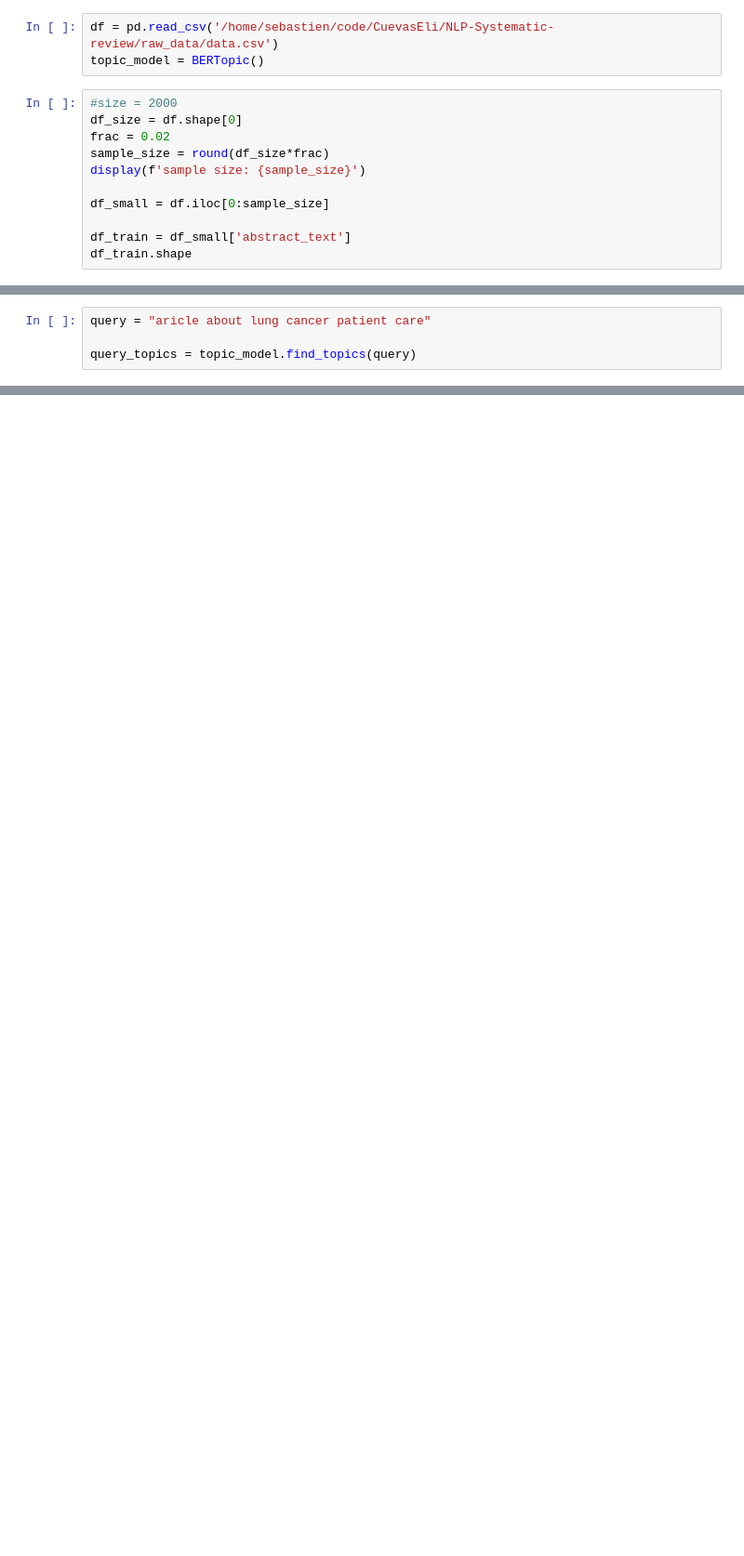
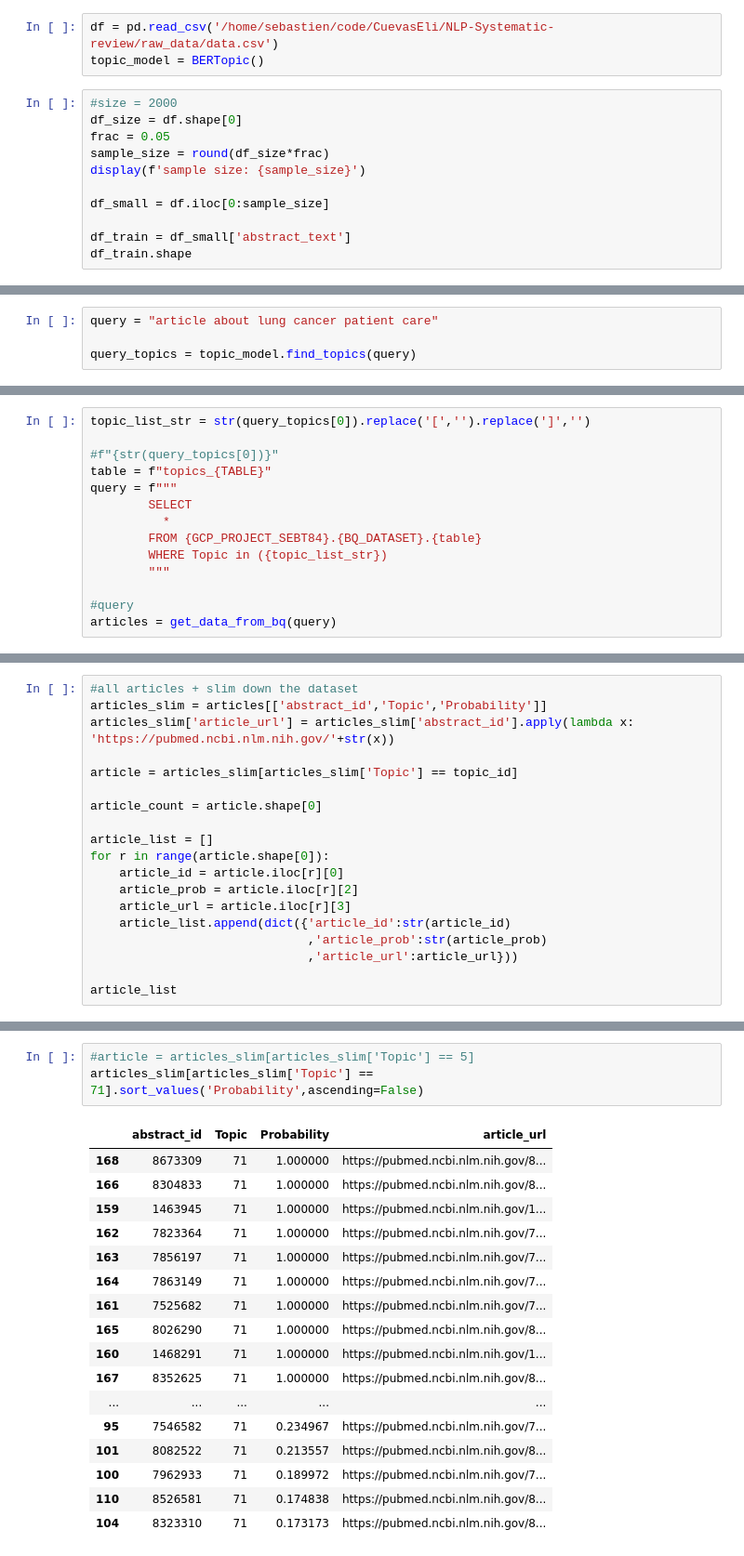
Before and after one commit to CuevasEli/NLP-Systematic-review, a Jupyter notebook: notebooks/SebT84_query_return.ipynb, the cells around one changed output, grey strips where cells are left out. Shown at 93% size. Drawn from its saved outputs; the diff is of its cells as text; blank space fills up the shorter version.

```diff
--- a/notebooks/SebT84_query_return.ipynb
+++ b/notebooks/SebT84_query_return.ipynb
@@ -9,7 +24,7 @@ topic_model = BERTopic()
 # %%
 #size = 2000
 df_size = df.shape[0]
-frac = 0.02
+frac = 0.05
 sample_size = round(df_size*frac)
 display(f'sample size: {sample_size}')
 
@@ -66,4 +132,4 @@ df_with_topics # to be loaded into BQ
 # %%
-query = "aricle about lung cancer patient care"
+query = "article about lung cancer patient care"
 
 query_topics = topic_model.find_topics(query)
@@ -133,0 +136,14 @@ dict({"topic_id":topic_id,"topic_prob":'prob',"topic_name":topic_name,"topic_rep
+# %%
+topic_list_str = str(query_topics[0]).replace('[','').replace(']','')
+
+#f"{str(query_topics[0])}"
+table = f"topics_{TABLE}"
+query = f"""
+        SELECT
+          *
+        FROM {GCP_PROJECT_SEBT84}.{BQ_DATASET}.{table}
+        WHERE Topic in ({topic_list_str})
+        """
+
+#query
+articles = get_data_from_bq(query)
@@ -172,0 +228,19 @@ dict({'return':topic_list})
+# %%
+#all articles + slim down the dataset
+articles_slim = articles[['abstract_id','Topic','Probability']]
+articles_slim['article_url'] = articles_slim['abstract_id'].apply(lambda x: 'https://pubmed.ncbi.nlm.nih.gov/'+str(x))
+
+article = articles_slim[articles_slim['Topic'] == topic_id]
+
+article_count = article.shape[0]
+
+article_list = []
+for r in range(article.shape[0]):
+    article_id = article.iloc[r][0]
+    article_prob = article.iloc[r][2]
+    article_url = article.iloc[r][3]
+    article_list.append(dict({'article_id':str(article_id)
+                              ,'article_prob':str(article_prob)
+                              ,'article_url':article_url}))
+
+article_list
@@ -172,0 +265,21 @@ dict({'return':topic_list})
+# %%
+#article = articles_slim[articles_slim['Topic'] == 5]
+articles_slim[articles_slim['Topic'] == 71].sort_values('Probability',ascending=False)
+# %% [output]
+|  | abstract_id | Topic | Probability | article_url |
+| 168 | 8673309 | 71 | 1.000000 | https://pubmed.ncbi.nlm.nih.gov/8... |
+| 166 | 8304833 | 71 | 1.000000 | https://pubmed.ncbi.nlm.nih.gov/8... |
+| 159 | 1463945 | 71 | 1.000000 | https://pubmed.ncbi.nlm.nih.gov/1... |
+| 162 | 7823364 | 71 | 1.000000 | https://pubmed.ncbi.nlm.nih.gov/7... |
+| 163 | 7856197 | 71 | 1.000000 | https://pubmed.ncbi.nlm.nih.gov/7... |
+| 164 | 7863149 | 71 | 1.000000 | https://pubmed.ncbi.nlm.nih.gov/7... |
+| 161 | 7525682 | 71 | 1.000000 | https://pubmed.ncbi.nlm.nih.gov/7... |
+| 165 | 8026290 | 71 | 1.000000 | https://pubmed.ncbi.nlm.nih.gov/8... |
+| 160 | 1468291 | 71 | 1.000000 | https://pubmed.ncbi.nlm.nih.gov/1... |
+| 167 | 8352625 | 71 | 1.000000 | https://pubmed.ncbi.nlm.nih.gov/8... |
+| ... | ... | ... | ... | ... |
+| 95 | 7546582 | 71 | 0.234967 | https://pubmed.ncbi.nlm.nih.gov/7... |
+| 101 | 8082522 | 71 | 0.213557 | https://pubmed.ncbi.nlm.nih.gov/8... |
+| 100 | 7962933 | 71 | 0.189972 | https://pubmed.ncbi.nlm.nih.gov/7... |
+| 110 | 8526581 | 71 | 0.174838 | https://pubmed.ncbi.nlm.nih.gov/8... |
+| 104 | 8323310 | 71 | 0.173173 | https://pubmed.ncbi.nlm.nih.gov/8... |
```
Also changed, not shown: parts of 18 cells of this notebook, 3 other files.
